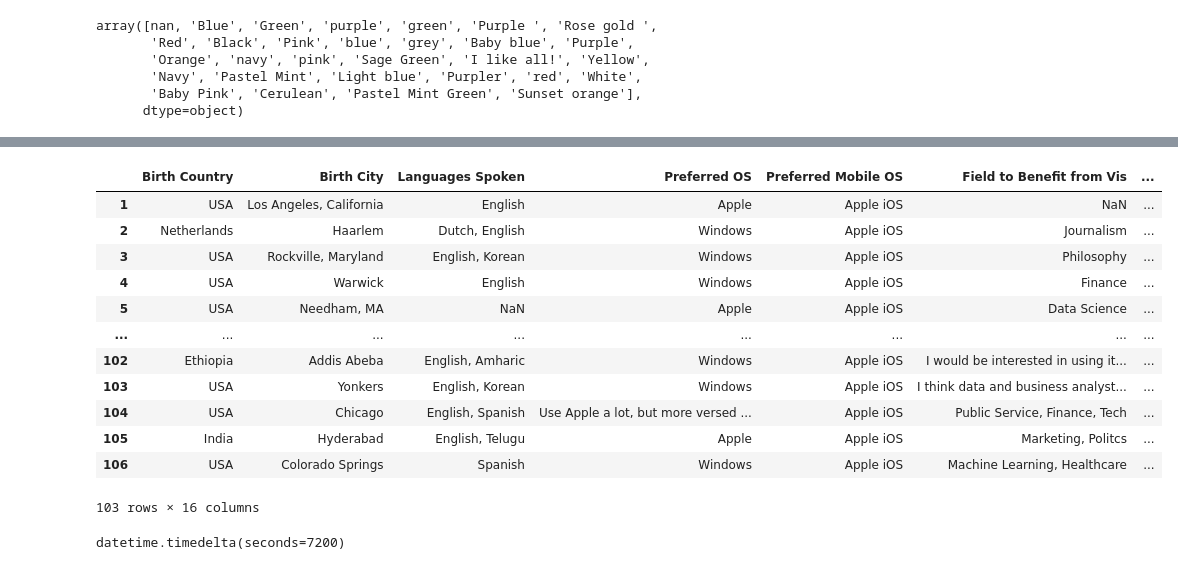
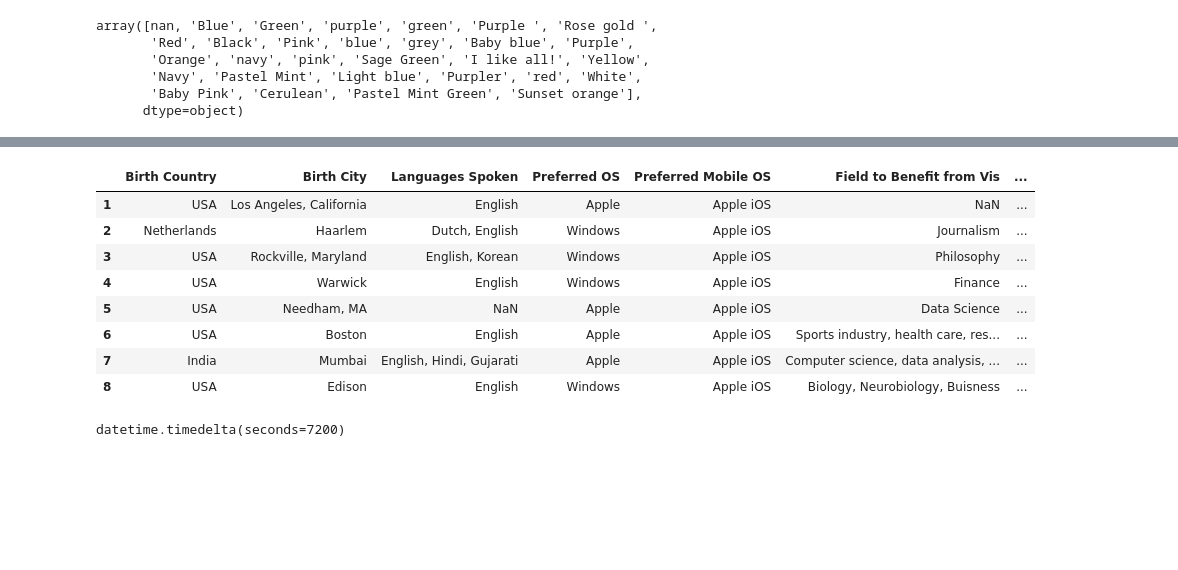
Before and after one commit to jjz17/DS4200-HW2, a Jupyter notebook: data_wrangling.ipynb, the cells around one changed output, grey strips where cells are left out. Saved outputs shown, nothing was run; the diff lists cells and outputs as text; code cells hidden in the pictures; blank space fills up the shorter version.

```diff
--- a/data_wrangling.ipynb
+++ b/data_wrangling.ipynb
@@ -170,21 +170,17 @@ dtype: int64
 data['Current Outside Temp (C)'].fillna(data['Current Outside Temp (C)'].mean(), inplace=True)
 data['Cups of Coffee Each Day'].fillna(data['Cups of Coffee Each Day'].mean(), inplace=True)
 # %%
-data
+data.head(8)
 # %% [output]
 |  | Birth Country | Birth City | Languages Spoken | Preferred OS | Preferred Mobile OS | Field to Benefit from Vis | ... |
 | 1 | USA | Los Angeles, California | English | Apple | Apple iOS | NaN | ... |
 | 2 | Netherlands | Haarlem | Dutch, English | Windows | Apple iOS | Journalism | ... |
 | 3 | USA | Rockville, Maryland | English, Korean | Windows | Apple iOS | Philosophy | ... |
 | 4 | USA | Warwick | English | Windows | Apple iOS | Finance | ... |
 | 5 | USA | Needham, MA | NaN | Apple | Apple iOS | Data Science | ... |
-| ... | ... | ... | ... | ... | ... | ... | ... |
-| 102 | Ethiopia | Addis Abeba | English, Amharic | Windows | Apple iOS | I would be interested in using it... | ... |
-| 103 | USA | Yonkers | English, Korean | Windows | Apple iOS | I think data and business analyst... | ... |
-| 104 | USA | Chicago | English, Spanish | Use Apple a lot, but more versed ... | Apple iOS | Public Service, Finance, Tech | ... |
-| 105 | India | Hyderabad | English, Telugu | Apple | Apple iOS | Marketing, Politcs | ... |
-| 106 | USA | Colorado Springs | Spanish | Windows | Apple iOS | Machine Learning, Healthcare | ... |
+| 6 | USA | Boston | English | Apple | Apple iOS | Sports industry, health care, res... | ... |
+| 7 | India | Mumbai | English, Hindi, Gujarati | Apple | Apple iOS | Computer science, data analysis, ... | ... |
+| 8 | USA | Edison | English | Windows | Apple iOS | Biology, Neurobiology, Buisness | ... |
-103 rows × 16 columns
 # %%
 # Different representations of U.S.
 usa_set = set([x for x in data['Birth Country'] if x[0] == 'U'])
```
Also changed, not shown: parts of 1 cell of this notebook.
